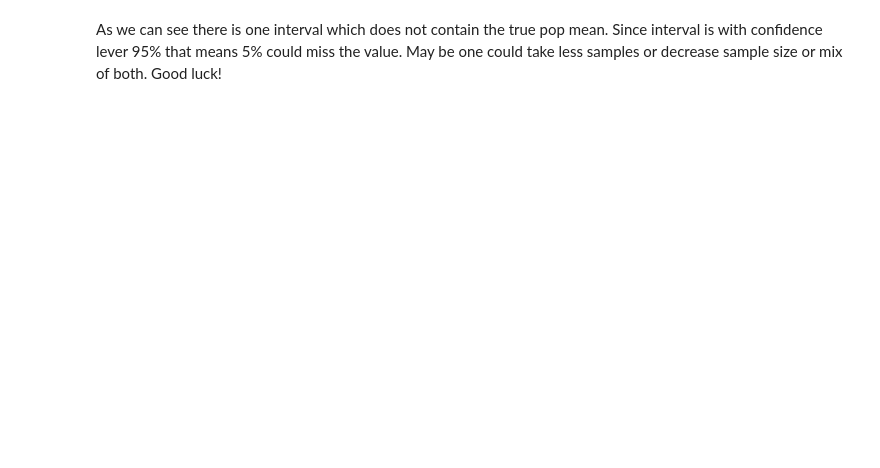
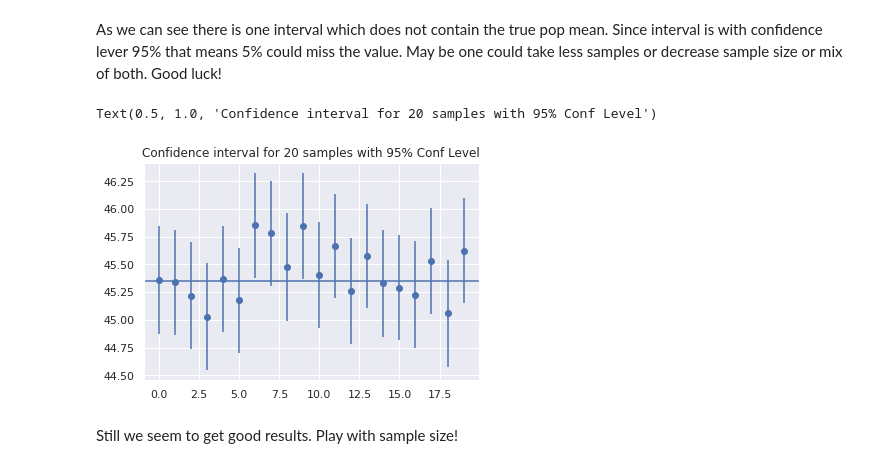
Before and after one commit to bhavinmoriya/Miscellaneous, a Jupyter notebook: sample-to-represent-population.ipynb, the cells around one changed output. Cells and saved outputs as stored; diff of their text form; code cells hidden in the pictures; blank space fills up the shorter version.

Commit message:
Kaggle Notebook | Sample to Represent Population! | Version 4

```diff
--- a/sample-to-represent-population.ipynb
+++ b/sample-to-represent-population.ipynb
@@ -139,2 +135,35 @@ Text(0.5, 1.0, 'Confidence interval for 20 samples with 95% Conf Level')
 # %% [markdown]
 As we can see there is one interval which does not contain the true pop mean. Since interval is with confidence lever 95% that means 5% could miss the value. May be one could take less samples or decrease sample size or mix of both. Good luck!
+# %%
+# What if we did not have pop_std. We shall use sample_std then and z-score will be replace by t-score, related to t-dist.
+
+def confi_t_interval(std, confidence_level = .95, sample_mean=sample_mean, sample_size=3000):
+    t_score = t.ppf((confidence_level + 1) / 2, df=sample_size - 1)
+    error = t_score * (std / np.sqrt(sample_size))
+    lower, upper = sample_mean - error, sample_mean + error
+    return lower, upper
+# %%
+# Now we shall plot CI for 20 samples
+
+no_of_samples = 20
+interval = np.zeros(shape=(no_of_samples,2))
+sample_mean = np.zeros(no_of_samples)
+for i in range(no_of_samples):
+    sample = np.random.choice(pop, size=3000)
+    mean = sample.mean()
+    std=sample.std(ddof=1)
+    interval[i] = confi_t_interval(std, .95,mean)
+    sample_mean[i] = mean
+# %%
+# plotting confidence intervals
+plt.errorbar(x=np.arange(0,no_of_samples,1),
+            y=sample_mean,
+            yerr=[(top - bot)/2 for bot, top in interval],
+            fmt='o')
+plt.axhline(pop_mean)
+plt.title(f'Confidence interval for {no_of_samples} samples with 95% Conf Level')
+# %% [output]
+Text(0.5, 1.0, 'Confidence interval for 20 samples with 95% Conf Level')
+[figure, added]
+# %% [markdown]
+Still we seem to get good results. Play with sample size!
```
Also changed, not shown: parts of 10 cells of this notebook.
